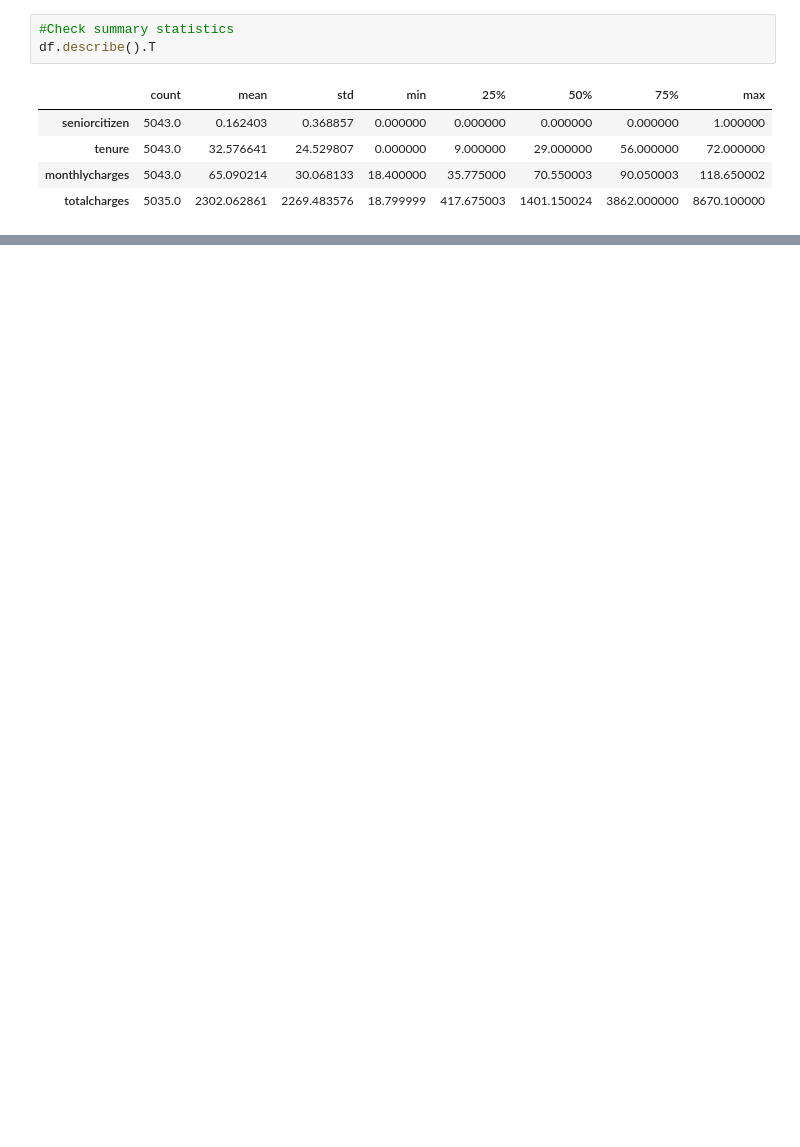
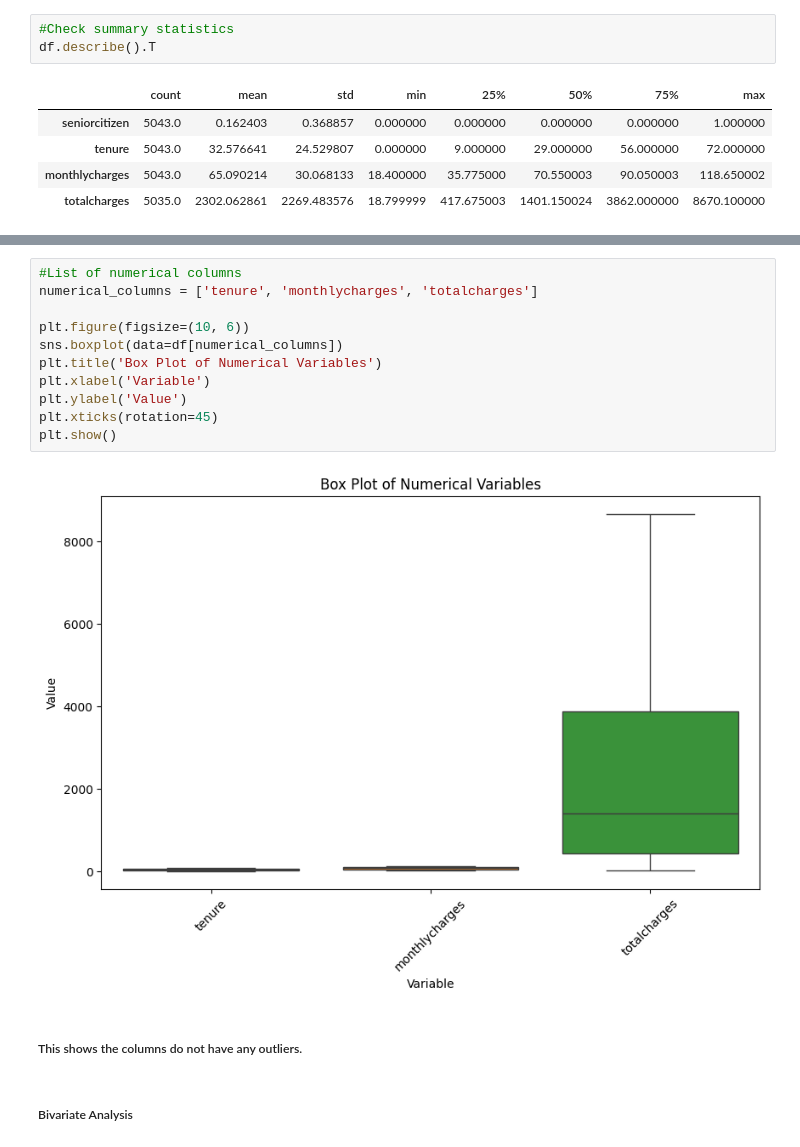
Before and after one commit to AndyMortey/A-Classification-Project-The-Customer-Churn-Analysis, a Jupyter notebook: notebook.ipynb, the cells around one changed output, grey strips where cells are left out. Saved outputs shown, nothing was run; the diff lists cells and outputs as text; blank space fills up the shorter version.

```diff
--- a/notebook.ipynb
+++ b/notebook.ipynb
@@ -485,0 +505,17 @@ df.describe().T
+# %%
+#List of numerical columns
+numerical_columns = ['tenure', 'monthlycharges', 'totalcharges']
+
+plt.figure(figsize=(10, 6))
+sns.boxplot(data=df[numerical_columns])
+plt.title('Box Plot of Numerical Variables')
+plt.xlabel('Variable')
+plt.ylabel('Value')
+plt.xticks(rotation=45)
+plt.show()
+# %% [output]
+[figure, added]
+# %% [markdown]
+##### This shows the columns do not have any outliers.
+# %% [markdown]
+##### Bivariate Analysis
```
Also changed, not shown: parts of 6 cells of this notebook.
